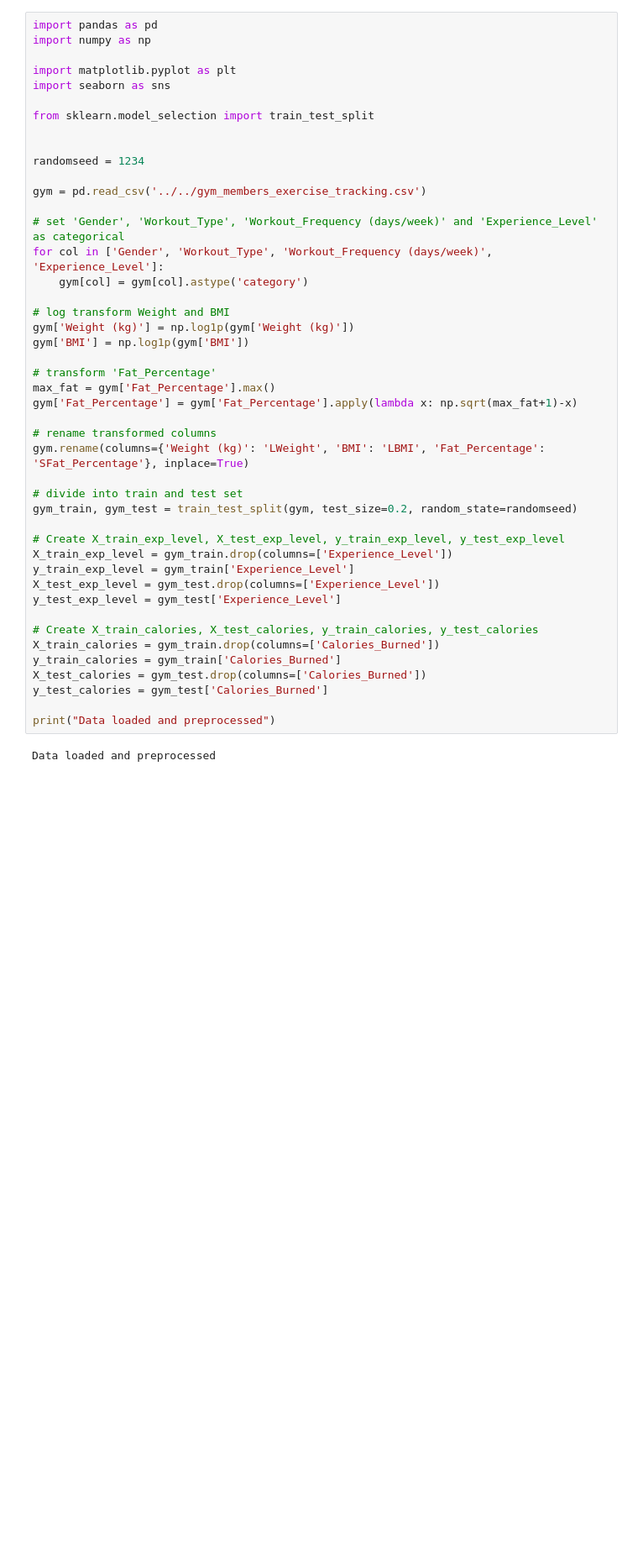
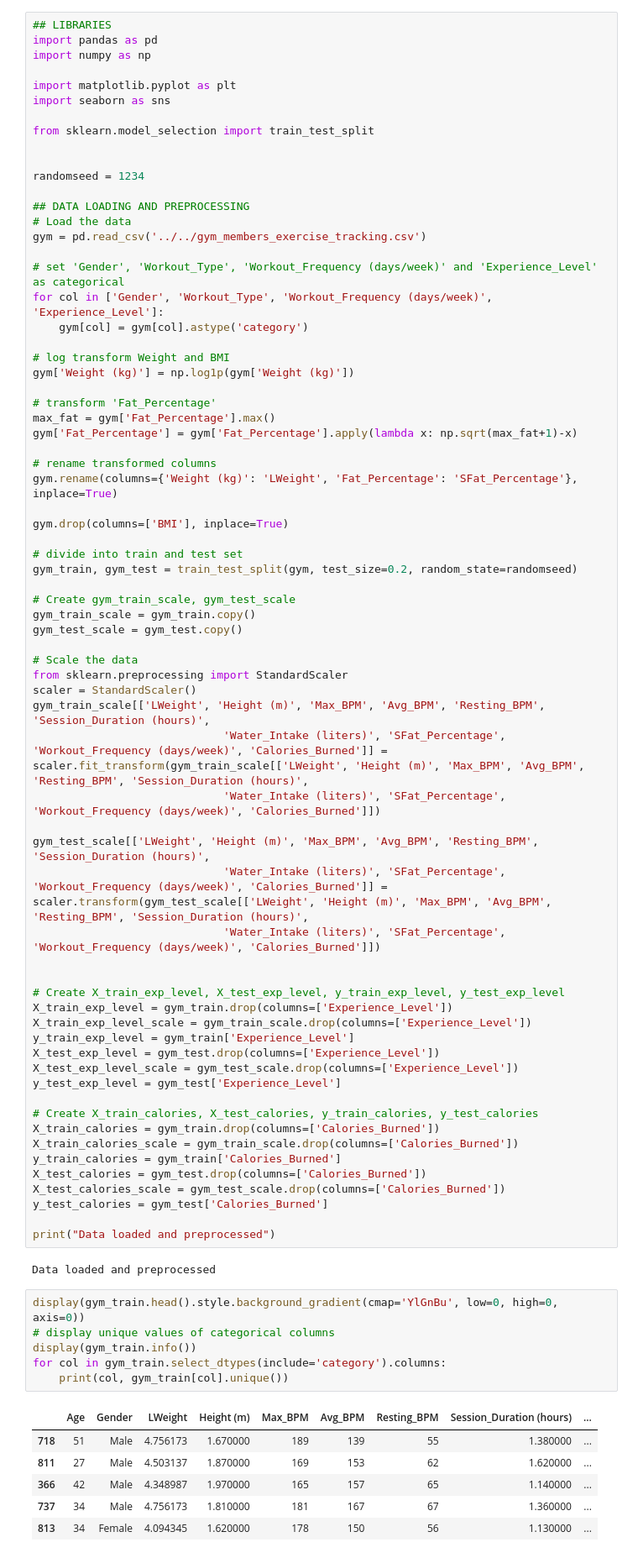
Before and after one commit to Dorianhgn/ProjetML4A, a Jupyter notebook: Calories_Burned/Dorian/python.ipynb, the cells around one changed output. Shown at 84% size. Saved outputs shown, nothing was run; the diff lists cells and outputs as text; blank space fills up the shorter version.

```diff
--- a/Calories_Burned/Dorian/python.ipynb
+++ b/Calories_Burned/Dorian/python.ipynb
@@ -1,4 +1,5 @@
 # %%
+## LIBRARIES
 import pandas as pd
 import numpy as np
 
@@ -10,6 +11,8 @@ from sklearn.model_selection import train_test_split
 
 randomseed = 1234
 
+## DATA LOADING AND PREPROCESSING
+# Load the data
 gym = pd.read_csv('../../gym_members_exercise_tracking.csv')
 
 # set 'Gender', 'Workout_Type', 'Workout_Frequency (days/week)' and 'Experience_Level' as categorical
@@ -18,30 +21,64 @@ for col in ['Gender', 'Workout_Type', 'Workout_Frequency (days/week)', 'Experien
 
 # log transform Weight and BMI
 gym['Weight (kg)'] = np.log1p(gym['Weight (kg)'])
-gym['BMI'] = np.log1p(gym['BMI'])
 
 # transform 'Fat_Percentage'
 max_fat = gym['Fat_Percentage'].max()
 gym['Fat_Percentage'] = gym['Fat_Percentage'].apply(lambda x: np.sqrt(max_fat+1)-x)
 
 # rename transformed columns
-gym.rename(columns={'Weight (kg)': 'LWeight', 'BMI': 'LBMI', 'Fat_Percentage': 'SFat_Percentage'}, inplace=True)
+gym.rename(columns={'Weight (kg)': 'LWeight', 'Fat_Percentage': 'SFat_Percentage'}, inplace=True)
+
+gym.drop(columns=['BMI'], inplace=True)
 
 # divide into train and test set
 gym_train, gym_test = train_test_split(gym, test_size=0.2, random_state=randomseed)
 
+# Create gym_train_scale, gym_test_scale
+gym_train_scale = gym_train.copy()
+gym_test_scale = gym_test.copy()
+
+# Scale the data
+from sklearn.preprocessing import StandardScaler
+scaler = StandardScaler()
+gym_train_scale[['LWeight', 'Height (m)', 'Max_BPM', 'Avg_BPM', 'Resting_BPM', 'Session_Duration (hours)',
+                             'Water_Intake (liters)', 'SFat_Percentage', 'Workout_Frequency (days/week)', 'Calories_Burned']] = scaler.fit_transform(gym_train_scale[['LWeight', 'Height (m)', 'Max_BPM', 'Avg_BPM', 'Resting_BPM', 'Session_Duration (hours)',
+                             'Water_Intake (liters)', 'SFat_Percentage', 'Workout_Frequency (days/week)', 'Calories_Burned']])
+
+gym_test_scale[['LWeight', 'Height (m)', 'Max_BPM', 'Avg_BPM', 'Resting_BPM', 'Session_Duration (hours)',
+                             'Water_Intake (liters)', 'SFat_Percentage', 'Workout_Frequency (days/week)', 'Calories_Burned']] = scaler.transform(gym_test_scale[['LWeight', 'Height (m)', 'Max_BPM', 'Avg_BPM', 'Resting_BPM', 'Session_Duration (hours)',
+                             'Water_Intake (liters)', 'SFat_Percentage', 'Workout_Frequency (days/week)', 'Calories_Burned']])
+
+
 # Create X_train_exp_level, X_test_exp_level, y_train_exp_level, y_test_exp_level
 X_train_exp_level = gym_train.drop(columns=['Experience_Level'])
+X_train_exp_level_scale = gym_train_scale.drop(columns=['Experience_Level'])
 y_train_exp_level = gym_train['Experience_Level']
 X_test_exp_level = gym_test.drop(columns=['Experience_Level'])
+X_test_exp_level_scale = gym_test_scale.drop(columns=['Experience_Level'])
 y_test_exp_level = gym_test['Experience_Level']
 
 # Create X_train_calories, X_test_calories, y_train_calories, y_test_calories
 X_train_calories = gym_train.drop(columns=['Calories_Burned'])
+X_train_calories_scale = gym_train_scale.drop(columns=['Calories_Burned'])
 y_train_calories = gym_train['Calories_Burned']
 X_test_calories = gym_test.drop(columns=['Calories_Burned'])
+X_test_calories_scale = gym_test_scale.drop(columns=['Calories_Burned'])
 y_test_calories = gym_test['Calories_Burned']
 
 print("Data loaded and preprocessed")
 # %% [output]
 Data loaded and preprocessed
+# %%
+display(gym_train.head().style.background_gradient(cmap='YlGnBu', low=0, high=0, axis=0))
+# display unique values of categorical columns
+display(gym_train.info())
+for col in gym_train.select_dtypes(include='category').columns:
+    print(col, gym_train[col].unique())
+# %% [output]
+|  | Age | Gender | LWeight | Height (m) | Max_BPM | Avg_BPM | Resting_BPM | Session_Duration (hours) | ... |
+| 718 | 51 | Male | 4.756173 | 1.670000 | 189 | 139 | 55 | 1.380000 | ... |
+| 811 | 27 | Male | 4.503137 | 1.870000 | 169 | 153 | 62 | 1.620000 | ... |
+| 366 | 42 | Male | 4.348987 | 1.970000 | 165 | 157 | 65 | 1.140000 | ... |
+| 737 | 34 | Male | 4.756173 | 1.810000 | 181 | 167 | 67 | 1.360000 | ... |
+| 813 | 34 | Female | 4.094345 | 1.620000 | 178 | 150 | 56 | 1.130000 | ... |
```
Also changed, not shown: parts of 2 cells of this notebook, 3 other files.
